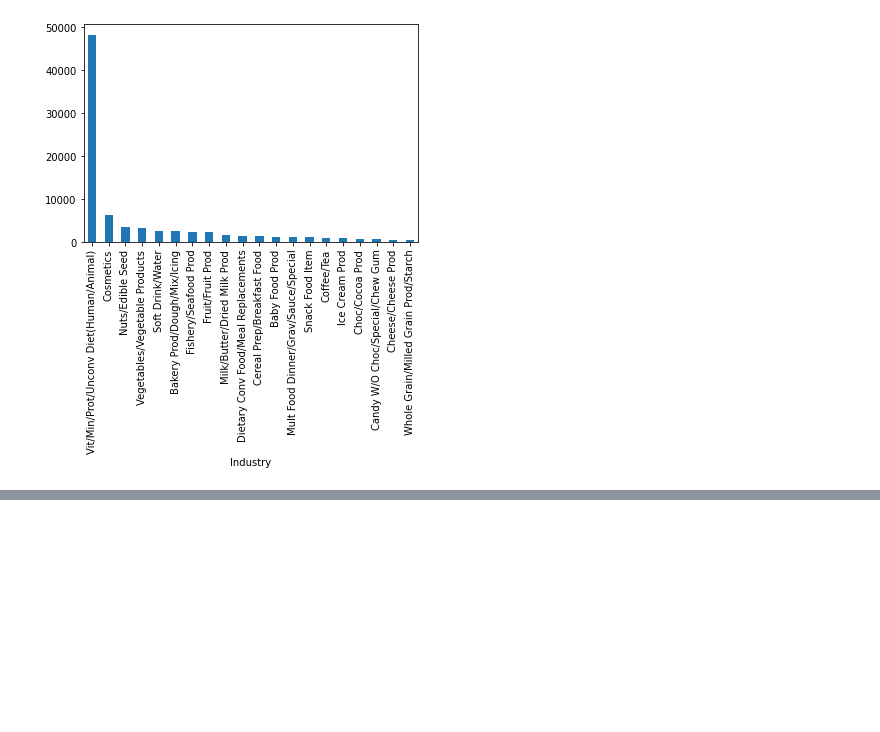
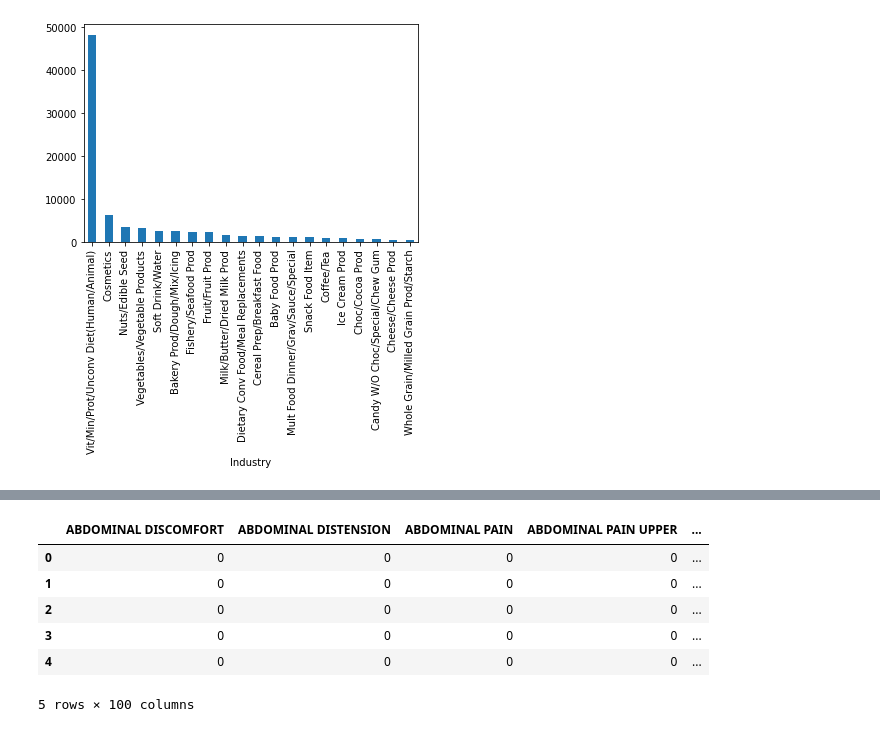
Before and after one commit to littlepham/Adverse-Food-Effects, a Jupyter notebook: Project Data Science Programming.ipynb, the cells around one changed output, grey strips where cells are left out. Drawn from its saved outputs; the diff is of its cells as text; code cells hidden in the pictures; blank space fills up the shorter version.

```diff
--- a/Project Data Science Programming.ipynb
+++ b/Project Data Science Programming.ipynb
@@ -219,0 +336,12 @@ df[df['Product_name']!="REDACTED"].groupby('Industry')['Product_name'].agg('coun
+# %%
+# Getting the original index back
+symptoms_df = symptoms_df.groupby(level=0).sum()
+symptoms_df.head()
+# %% [output]
+|  | ABDOMINAL DISCOMFORT | ABDOMINAL DISTENSION | ABDOMINAL PAIN | ABDOMINAL PAIN UPPER | ... |
+| 0 | 0 | 0 | 0 | 0 | ... |
+| 1 | 0 | 0 | 0 | 0 | ... |
+| 2 | 0 | 0 | 0 | 0 | ... |
+| 3 | 0 | 0 | 0 | 0 | ... |
+| 4 | 0 | 0 | 0 | 0 | ... |
+5 rows × 100 columns
```
Also changed, not shown: parts of 6 cells of this notebook, 3 other files.
